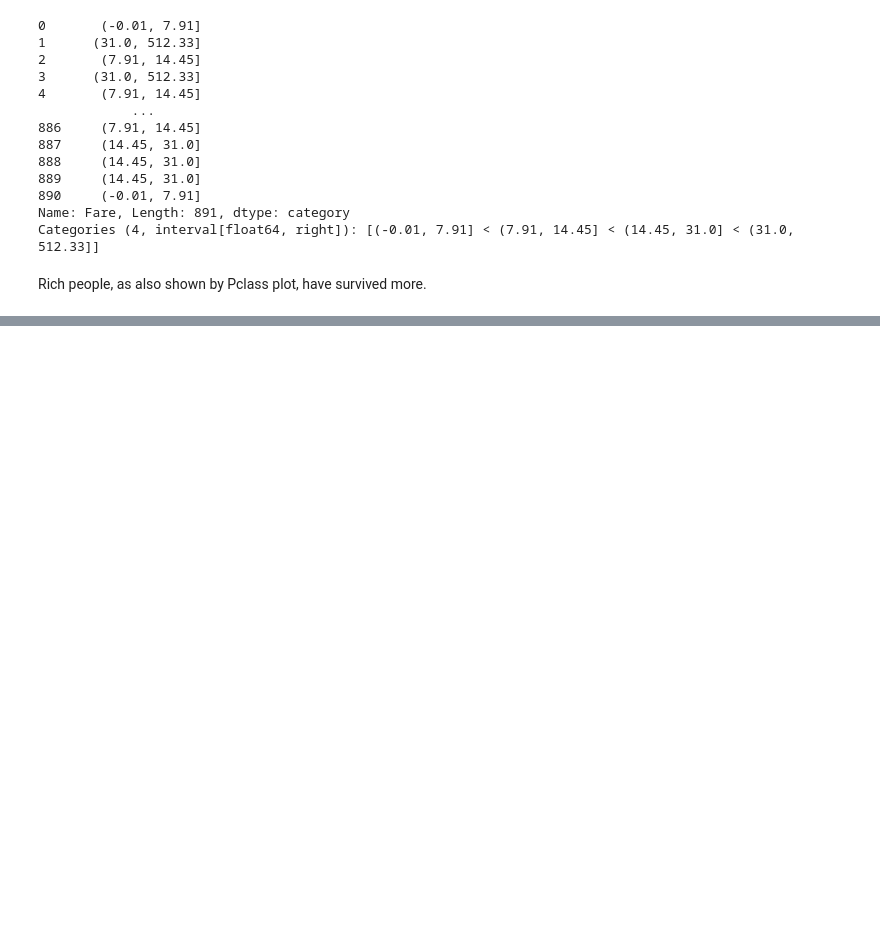
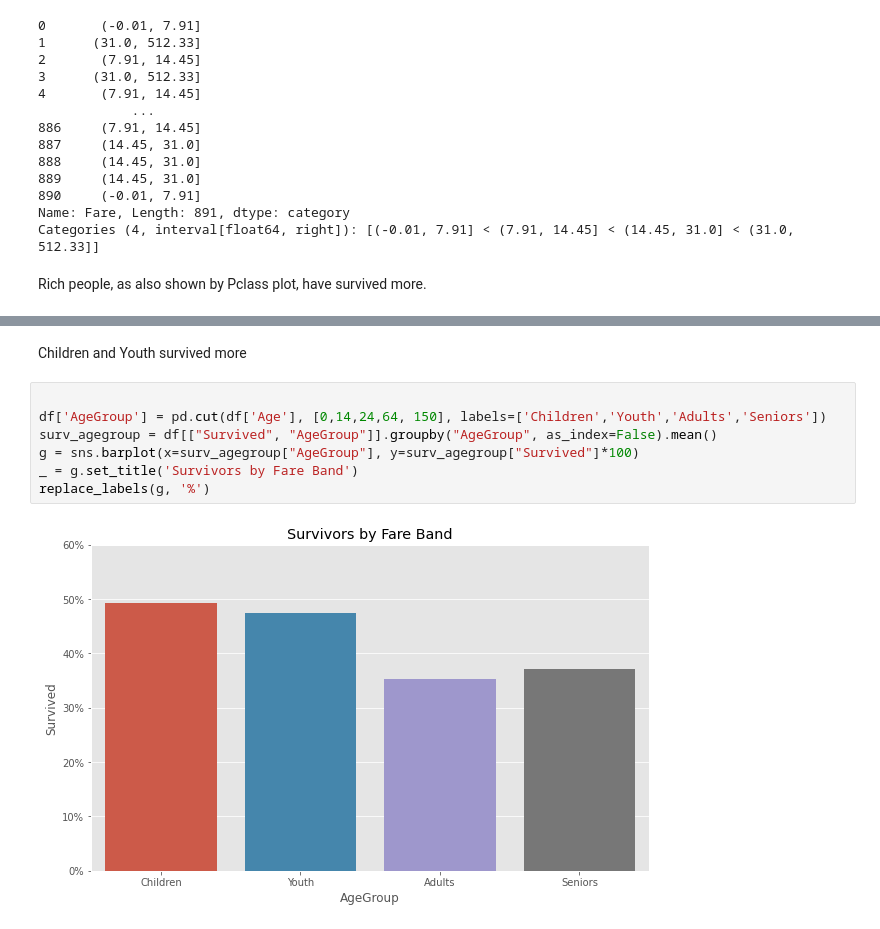
Before and after one commit to Schots/mlops_project, a Jupyter notebook: notebooks/00-maike-eda.ipynb, the cells around one changed output, grey strips where cells are left out. Cells and saved outputs as stored; diff of their text form; blank space fills up the shorter version.

```diff
--- a/notebooks/00-maike-eda.ipynb
+++ b/notebooks/00-maike-eda.ipynb
@@ -226,0 +279,11 @@ replace_labels(g, '%')
+# %% [markdown]
+Children and Youth survived more
+# %%
+
+df['AgeGroup'] = pd.cut(df['Age'], [0,14,24,64, 150], labels=['Children','Youth','Adults','Seniors'])
+surv_agegroup = df[["Survived", "AgeGroup"]].groupby("AgeGroup", as_index=False).mean()
+g = sns.barplot(x=surv_agegroup["AgeGroup"], y=surv_agegroup["Survived"]*100)
+_ = g.set_title('Survivors by Fare Band')
+replace_labels(g, '%')
+# %% [output]
+[figure, added]
```
Also changed, not shown: parts of 14 cells of this notebook, 2 other files.
